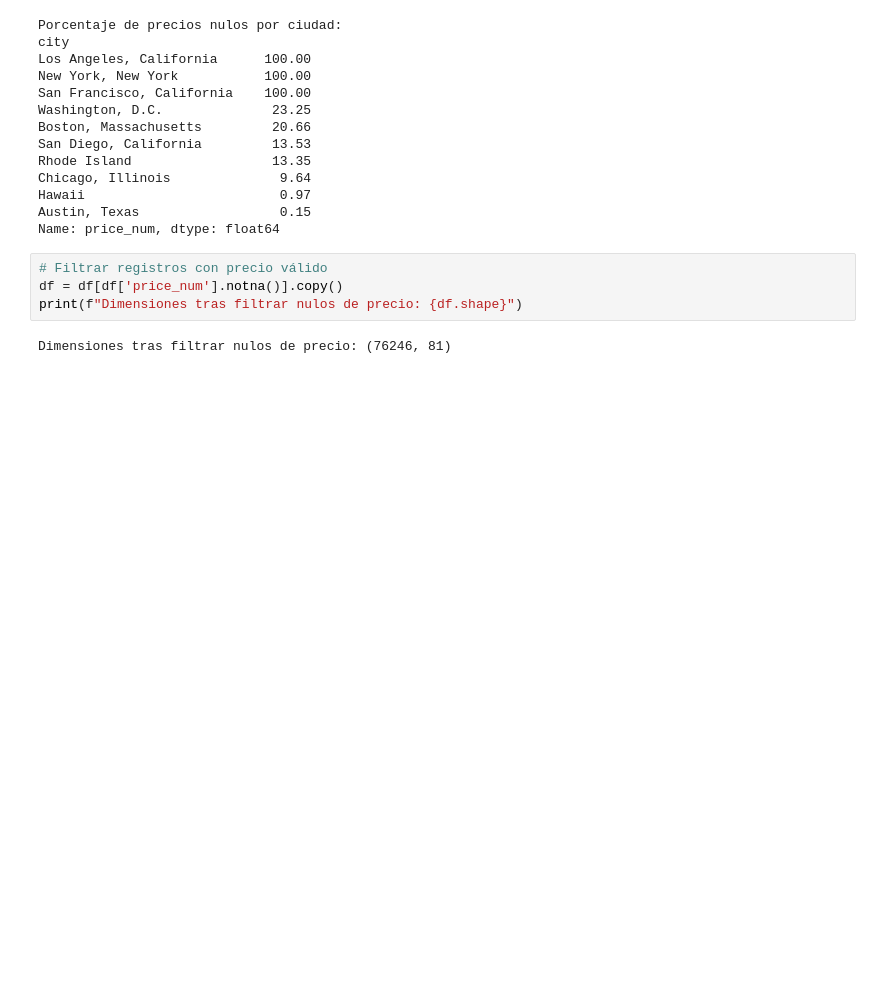
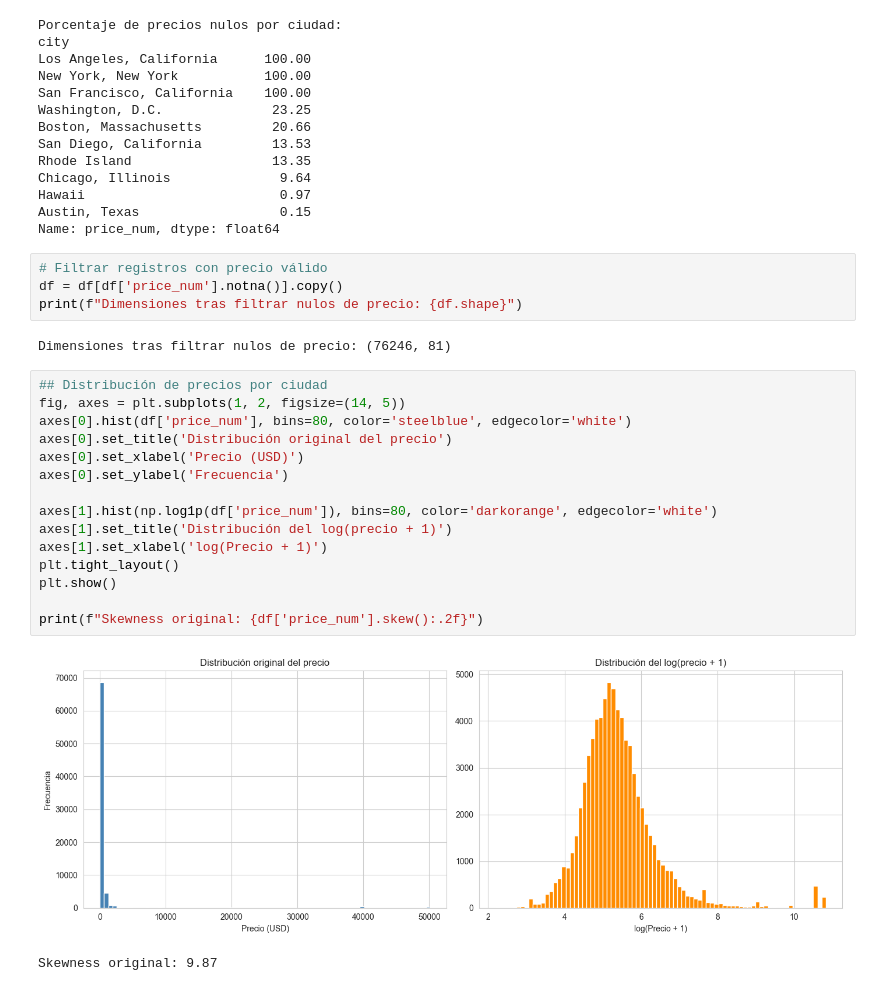
Before and after one commit to Palasuwu/lab8svm, a Jupyter notebook: papaportelab8.ipynb, the cells around one changed output. Saved outputs shown, nothing was run; the diff lists cells and outputs as text; blank space fills up the shorter version.

Commit message:
distribucion de precios por ciudad

```diff
--- a/papaportelab8.ipynb
+++ b/papaportelab8.ipynb
@@ -129,3 +129,21 @@ df = df[df['price_num'].notna()].copy()
 print(f"Dimensiones tras filtrar nulos de precio: {df.shape}")
 # %% [output]
 Dimensiones tras filtrar nulos de precio: (76246, 81)
+# %%
+## Distribución de precios por ciudad
+fig, axes = plt.subplots(1, 2, figsize=(14, 5))
+axes[0].hist(df['price_num'], bins=80, color='steelblue', edgecolor='white')
+axes[0].set_title('Distribución original del precio')
+axes[0].set_xlabel('Precio (USD)')
+axes[0].set_ylabel('Frecuencia')
+
+axes[1].hist(np.log1p(df['price_num']), bins=80, color='darkorange', edgecolor='white')
+axes[1].set_title('Distribución del log(precio + 1)')
+axes[1].set_xlabel('log(Precio + 1)')
+plt.tight_layout()
+plt.show()
+
+print(f"Skewness original: {df['price_num'].skew():.2f}")
+# %% [output]
+[figure, added]
+Skewness original: 9.87
```
